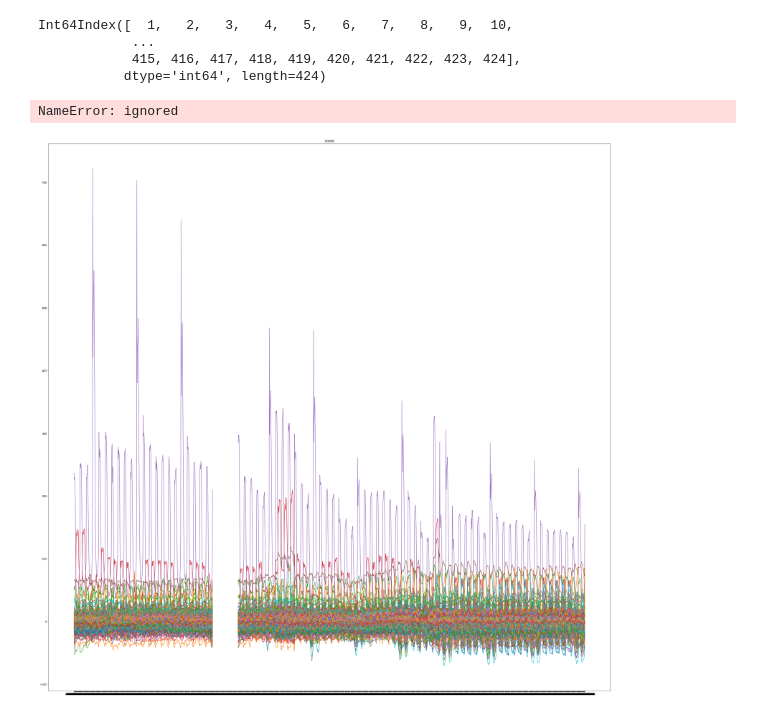
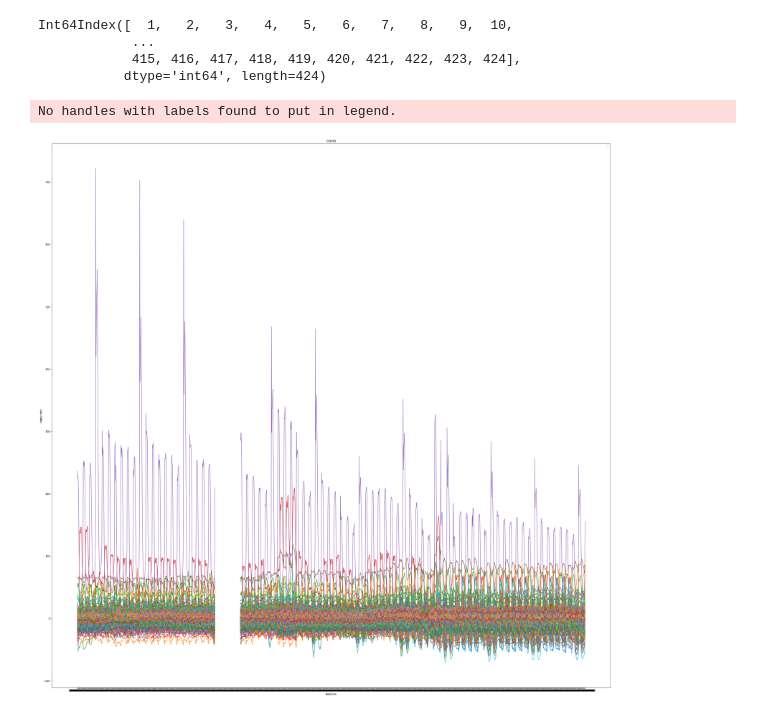
Before and after one commit to choisooyeon007/hello-world, a Jupyter notebook: unixtime.ipynb, the cells around one changed output. Drawn from its saved outputs; the diff is of its cells as text; code cells hidden in the pictures.

```diff
--- a/unixtime.ipynb
+++ b/unixtime.ipynb
@@ -78,8 +78,10 @@ Int64Index([  1,   2,   3,   4,   5,   6,   7,   8,   9,  10,
 # %%
 plt.plot(df3)
 plt.title('COVID')
-plt.legend(columns)
+plt.xlabel('datetime')
+plt.ylabel('changerate')
+plt.legend()
 plt.show()
 # %% [output]
-NameError: ignored
+No handles with labels found to put in legend.
-[figure, old version]
+[figure, new version]
```
